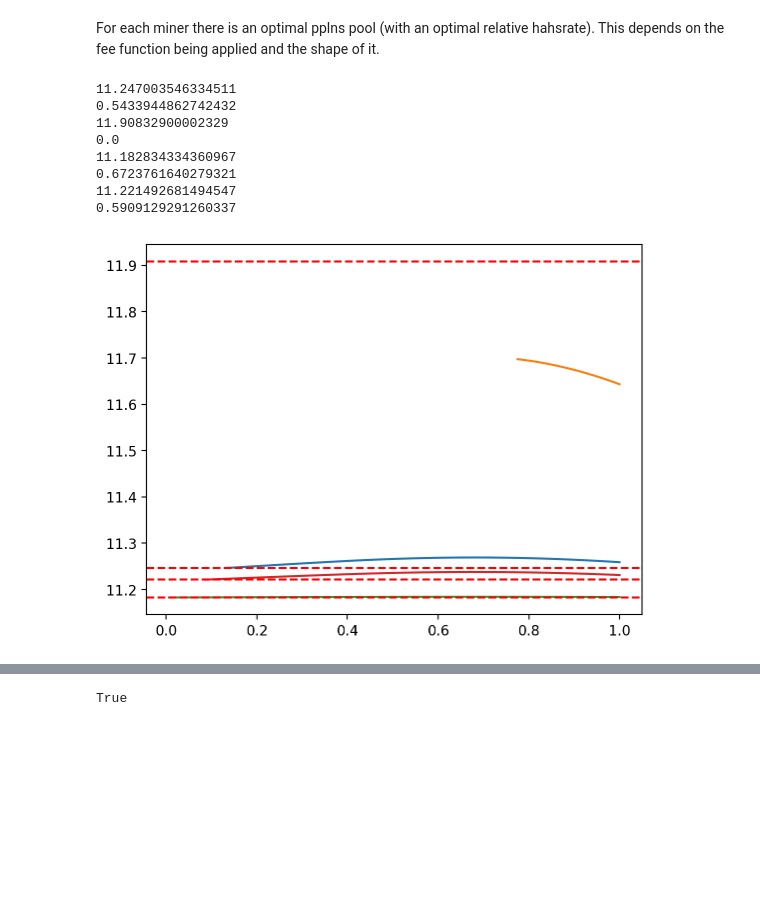
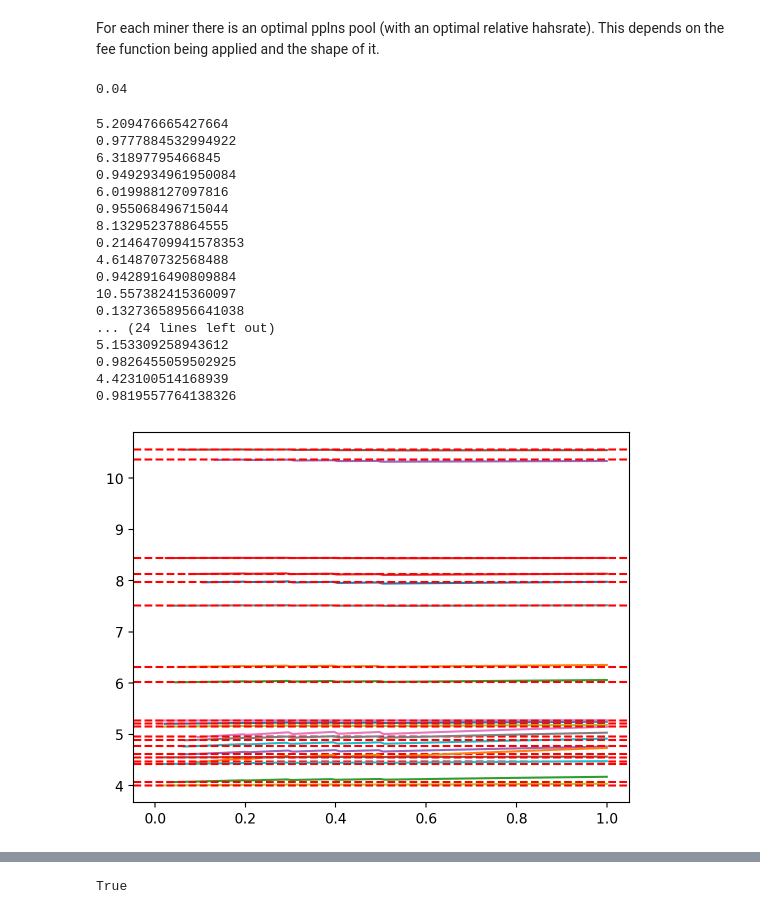
Before and after one commit to LaGauffre/optimal_blockchain_mining, a Jupyter notebook: python/section_5.ipynb, the cells around one changed output, grey strips where cells are left out. Drawn from its saved outputs; the diff is of its cells as text; code cells hidden in the pictures; blank space fills up the shorter version.

```diff
--- a/python/section_5.ipynb
+++ b/python/section_5.ipynb
@@ -21,7 +21,7 @@ $$
 (h_1,\ldots, h_n)\sim \text{Dirichlet}(\alpha)
 $$
 # %%
-n = 4
+n = 20
 Lam, b, q = 1, 3.125, 0.03 # block discovery rate of the network and reward for finding a block
 alphas = np.ones(n)
 hs = np.random.dirichlet(alphas)
@@ -49,8 +49,8 @@ $$
 x = \phi^{-1}(\beta)
 $$
 # %%
-# etas = np.random.uniform(0.1, 0.3, n) # set the etas to 0.5 for all miners
-etas = 0.1 * np.ones(n)  # set the etas to 0.5 for all miners
+etas = np.random.uniform(0.1, 0.3, n) # set the etas to 0.5 for all miners
+# etas = 0.1 * np.ones(n)  # set the etas to 0.5 for all miners
 mus = hs * Lam
 cs = mus * b / (1 + etas)
 Xs_solo = [wealth_process(mu, b, c, 0, 1) for mu, c in zip(mus, cs)] # Define the wealth process for a solo miner
@@ -65,34 +84,56 @@ div_solo
 # %% [markdown]
 For each miner there is an optimal pplns pool (with an optimal relative hahsrate). This depends on the fee function being applied and the shape of it.
+# %%
+import bisect
+
+def make_step_fee(breakpoints, levels):
+    # levels[i] applies for breakpoints[i-1] <= H < breakpoints[i]
+    def fee(H):
+        return levels[bisect.bisect_right(breakpoints, H)]
+    return fee
+
+fee_function = make_step_fee([0.2, 0.3, 0.4, 0.5], [0.005, 0.01, 0.02, 0.03, 0.04])
+fee_function(1)
+# %% [output]
+0.04
 # %%
-f0, fmax, theta = 0.00, 0.02, 2
-fee_function=lambda H: f0 + (fmax - f0) * np.power(H, theta)
+f0, fmax, theta = 0.00, 0.05, 5
+# fee_function=lambda H: f0 + (fmax - f0) * np.power(H, theta)
 # fee_function = lambda H: np.piecewise(H, [H < 0.2, H >= 0.2],
 #                          [0.0, 0.1])
 # f = fee_function(env.H)
 
 optimal_H = []
 for h, c, x in zip(hs, cs, xs):
 # k = 0
 # h, c, x = hs[k], cs[k], xs[k]
     H_grid = np.linspace(0, sum(hs)-h, 100)
     Xs_pplns= [wealth_process(Lam * (H + h), b * h * (1 - fee_function(H+h)) / (H + h), c, 0, 1) for H in H_grid]
     X_solo = wealth_process(Lam * h, b, c, 0, 1)
     print(X_solo.V(x, q)[1])
     div = [X_pplns.V(x, q)[1] for X_pplns in Xs_pplns]
     plt.plot(H_grid + h, div)
     plt.axhline(y=X_solo.V(x, q)[1], color='r', linestyle='--')
     print(H_grid[np.argmax(div)])
 # %% [output]
-11.247003546334511
-0.5433944862742432
-11.90832900002329
-0.0
-11.182834334360967
-0.6723761640279321
-11.221492681494547
-0.5909129291260337
+5.209476665427664
+0.9777884532994922
+6.31897795466845
+0.9492934961950084
+6.019988127097816
+0.955068496715044
+8.132952378864555
+0.21464709941578353
+4.614870732568488
+0.9428916490809884
+10.557382415360097
+0.13273658956641038
+... (24 lines left out)
+5.153309258943612
+0.9826455059502925
+4.423100514168939
+0.9819557764138326
-[figure, old version]
+[figure, new version]
 # %%
 gammas = np.ones(n)
 miners = [Miner(h=h, c =c, x=x, idx=i, gamma=gamma)
```
Also changed, not shown: parts of 7 cells of this notebook.
